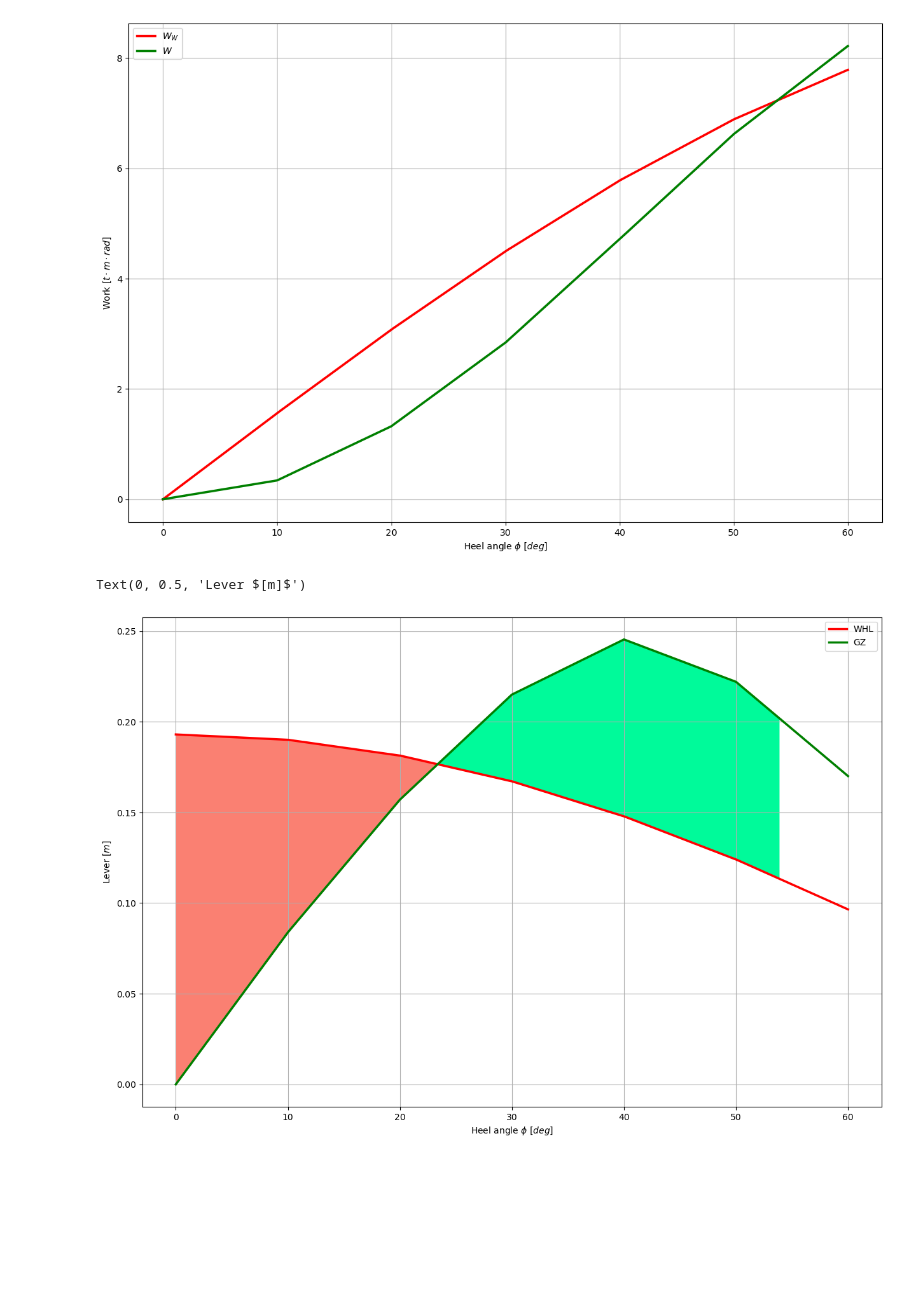
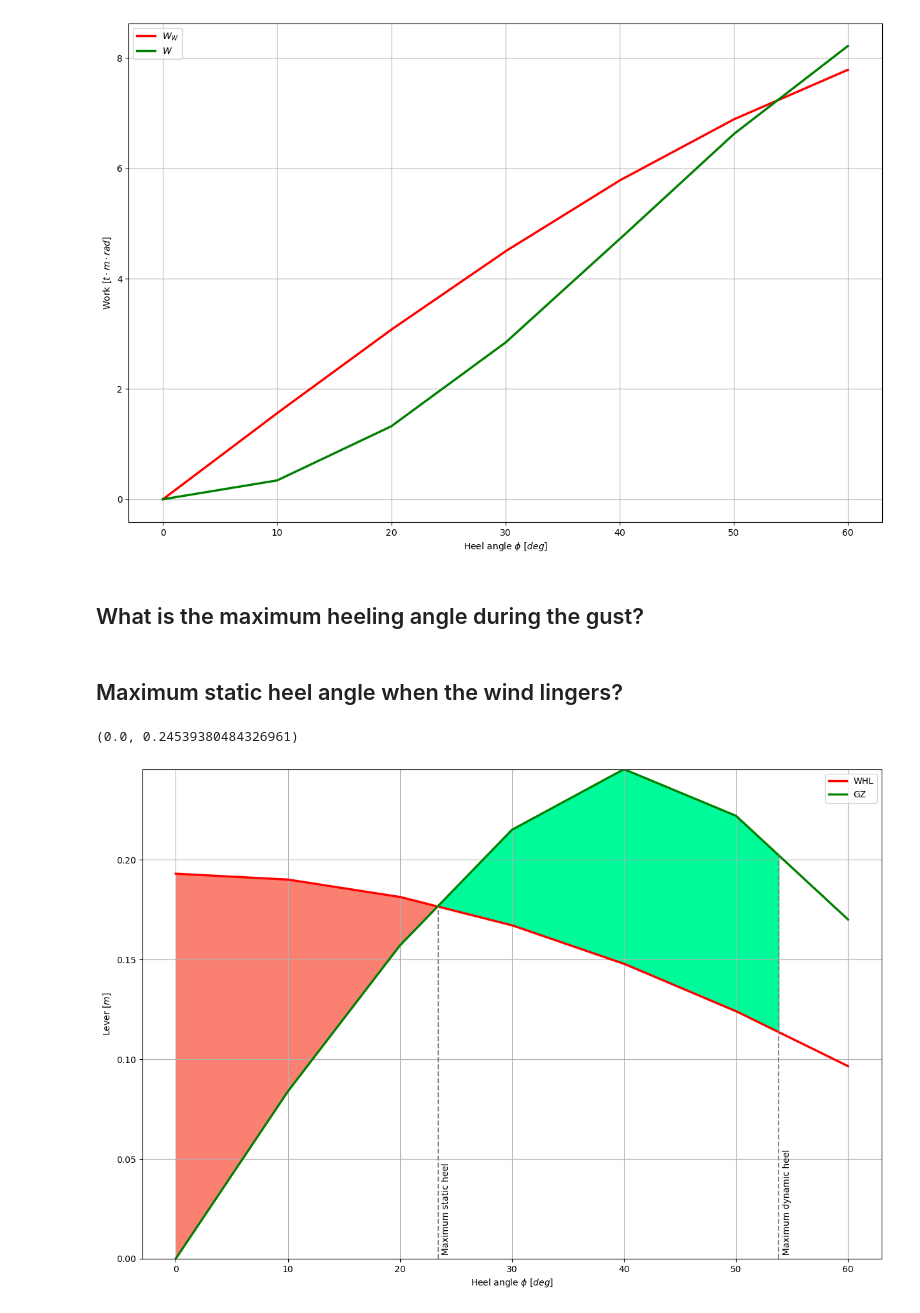
Before and after one commit to martinlarsalbert/MMS185-Stability-and-design-basis-for-marine-structures, a Jupyter notebook: tutorial4/06.02_sailingyacht_in_a_gust.ipynb, the cells around one changed output. Cells and saved outputs as stored; diff of their text form; code cells hidden in the pictures; blank space fills up the shorter version.

```diff
--- a/tutorial4/06.02_sailingyacht_in_a_gust.ipynb
+++ b/tutorial4/06.02_sailingyacht_in_a_gust.ipynb
@@ -62,0 +65,2 @@ df
+# %%
+df['GZ'] = ...
@@ -94,21 +140,32 @@ ax.set_xlabel(r"Heel angle $\phi$ $[deg]$")
 ax.set_ylabel(r"Work $[t \cdot m \cdot rad]$");
 # %% [output]
 [figure]
+# %% [markdown]
+## What is the maximum heeling angle during the gust?
+# %% [markdown]
+## Maximum static heel angle when the wind lingers?
 # %%
 fig,ax=plt.subplots()
 df_plot.plot(y=['WHL','GZ'],color=['r','g'], lw=2.5, ax=ax)
 
 mask = df_plot['WHL'] > df_plot['GZ']
 df_ = df_plot.loc[mask]
 ax.fill_between(df_.index,y1=df_['WHL'],y2=df_['GZ'], color='salmon')
 
-mask = ((df_plot['WHL'] < df_plot['GZ']) & (df_plot['WHL_e'] > df_plot['e']))
+mask = ((df_plot['WHL'] < df_plot['GZ']) & (df_plot['W_W'] > df_plot['W']))
 df_ = df_plot.loc[mask]
 ax.fill_between(df_.index,y1=df_['WHL'],y2=df_['GZ'], color='mediumspringgreen')
+
+ax.vlines(x=df_.index[0],ymin=0,ymax=df_.iloc[0]['GZ'], linestyles='--', color='grey')
+ax.annotate("  Maximum static heel",(df_.index[0]+0.3,0), rotation=90)
+
+ax.vlines(x=df_.index[-1],ymin=0,ymax=df_.iloc[-1]['GZ'], linestyles='--', color='grey')
+ax.annotate("  Maximum dynamic heel",(df_.index[-1]+0.3,0), rotation=90)
 
 ax.grid(True)
 ax.set_xlabel(f"Heel angle $\phi$ $[deg]$")
 ax.set_ylabel(f"Lever $[m]$")
+ax.set_ylim(0,df['GZ'].max())
 # %% [output]
-Text(0, 0.5, 'Lever $[m]$')
+(0.0, 0.24539380484326961)
-[figure, old version]
+[figure, new version]
```
Also changed, not shown: parts of 11 cells of this notebook, 7 other files.
